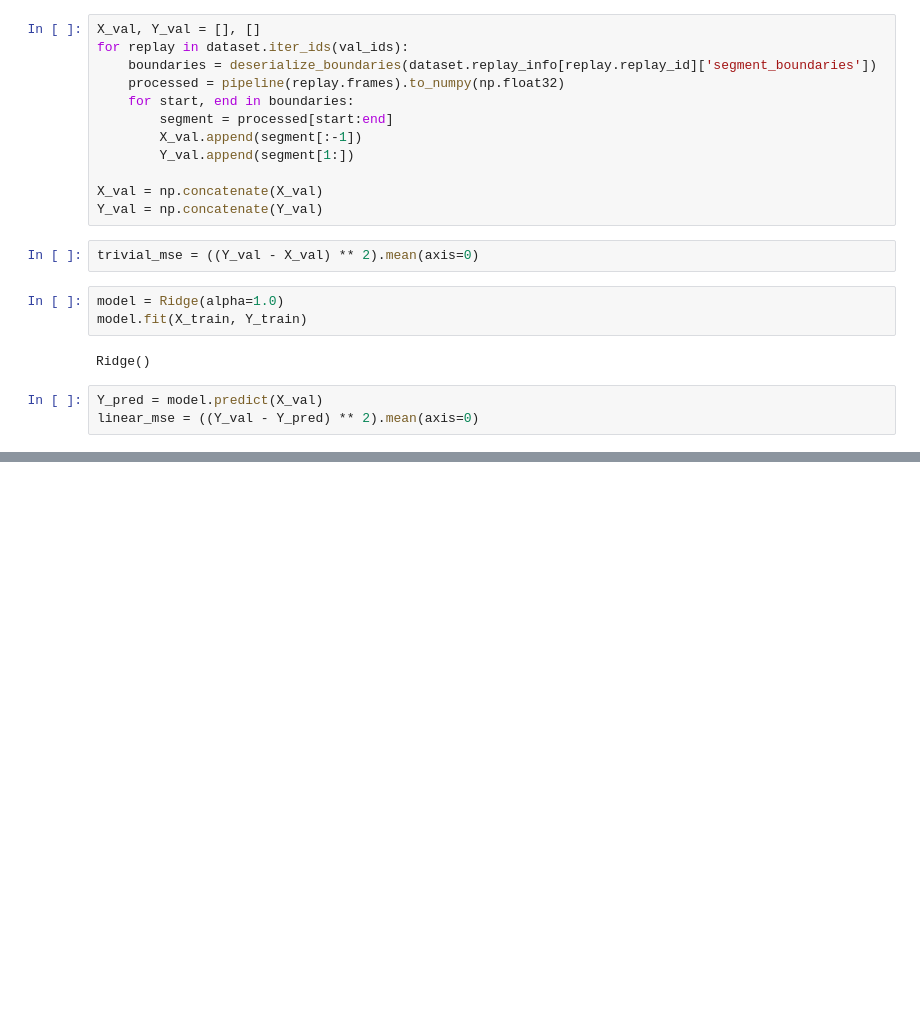
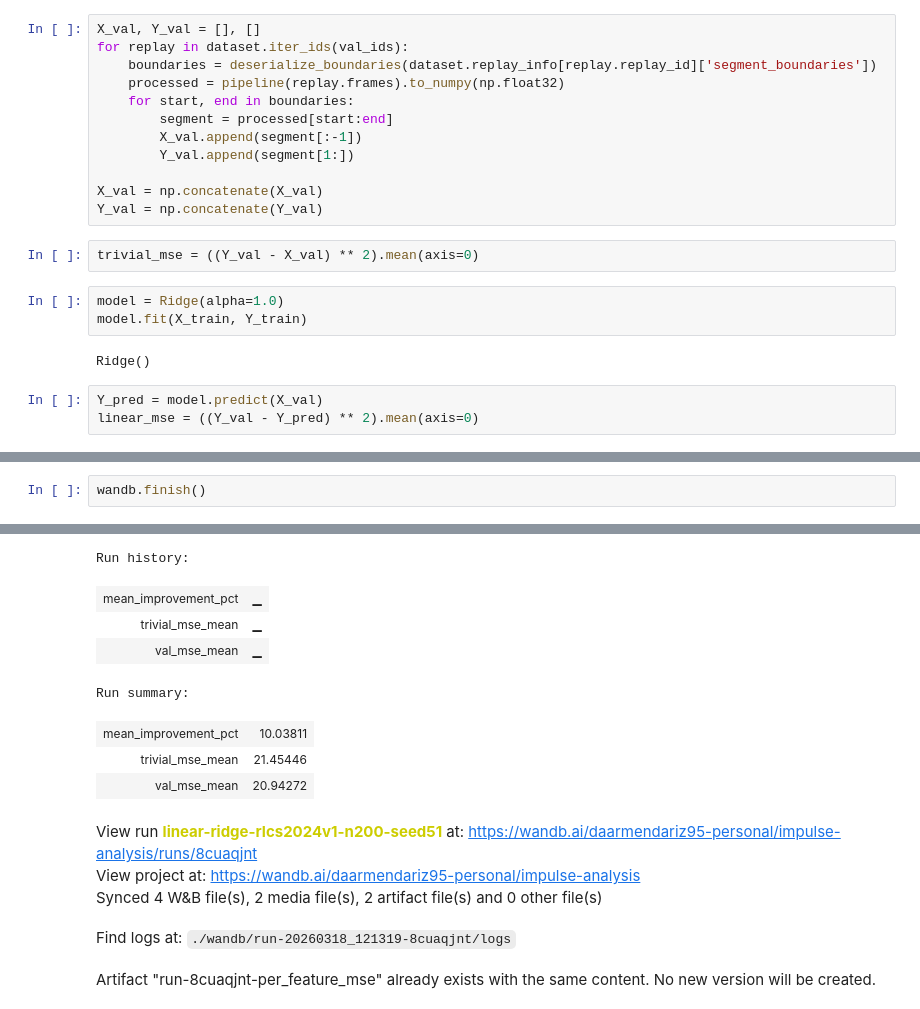
Before and after one commit to darmendariz/impulse-analysis, a Jupyter notebook: notebooks/06_linear_model.ipynb, the cells around one changed output, grey strips where cells are left out. Drawn from its saved outputs; the diff is of its cells as text; blank space fills up the shorter version.

```diff
--- a/notebooks/06_linear_model.ipynb
+++ b/notebooks/06_linear_model.ipynb
@@ -101,0 +160,3 @@ p5_boost level                            trivial=0.001738  linear=0.001723  imp
+# %%
+wandb.finish()
+# %% [output]
@@ -101,0 +164,13 @@ p5_boost level                            trivial=0.001738  linear=0.001723  imp
+Run history:
+| mean_improvement_pct | ▁ |
+| trivial_mse_mean | ▁ |
+| val_mse_mean | ▁ |
+Run summary:
+| mean_improvement_pct | 10.03811 |
+| trivial_mse_mean | 21.45446 |
+| val_mse_mean | 20.94272 |
+View run linear-ridge-rlcs2024v1-n200-seed51 at: https://wandb.ai/daarmendariz95-personal/impulse-analysis/runs/8cuaqjnt
+View project at: https://wandb.ai/daarmendariz95-personal/impulse-analysis
+Synced 4 W&B file(s), 2 media file(s), 2 artifact file(s) and 0 other file(s)
+Find logs at: ./wandb/run-20260318_121319-8cuaqjnt/logs
+Artifact "run-8cuaqjnt-per_feature_mse" already exists with the same content. No new version will be created.
```
Also changed, not shown: parts of 8 cells of this notebook, 13 other files.
